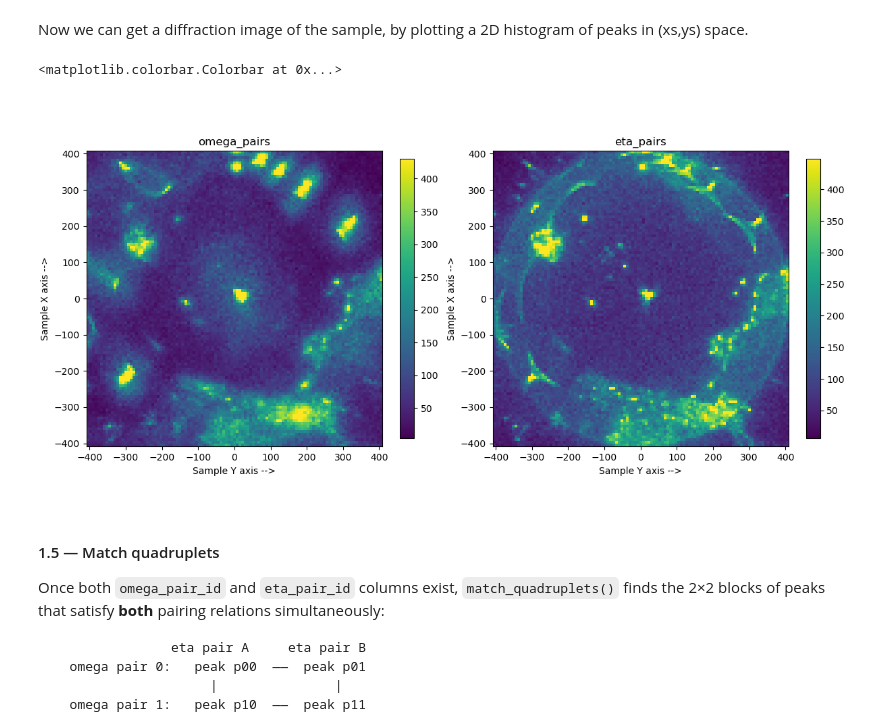
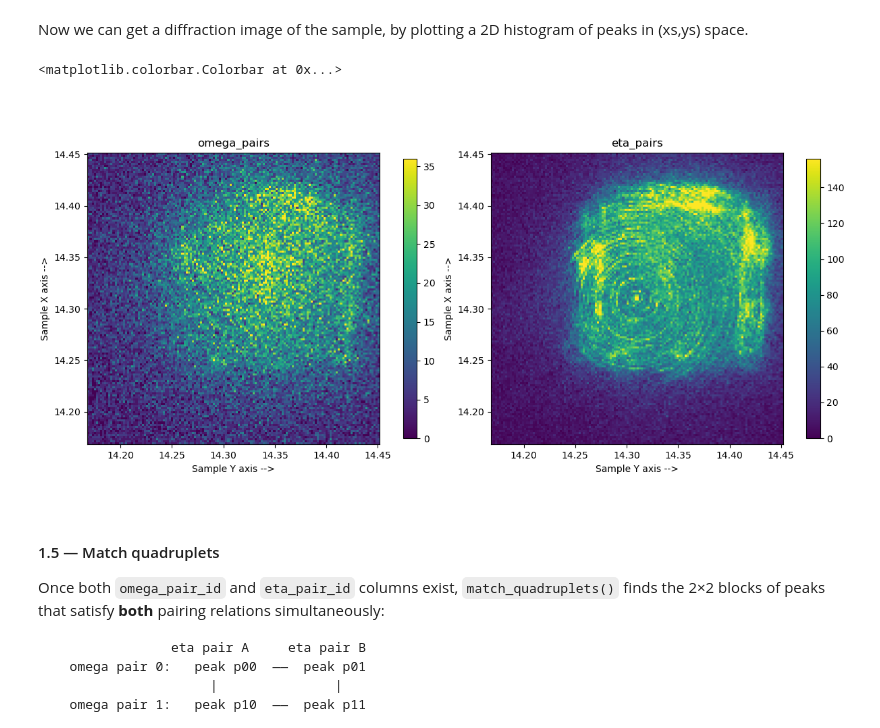
Before and after one commit to FABLE-3DXRD/ImageD11, a Jupyter notebook: ImageD11/nbGui/match_friedel_pairs.ipynb, the cells around one changed output. Drawn from its saved outputs; the diff is of its cells as text; code cells hidden in the pictures.

```diff
--- a/ImageD11/nbGui/match_friedel_pairs.ipynb
+++ b/ImageD11/nbGui/match_friedel_pairs.ipynb
@@ -80,13 +80,13 @@ logging.basicConfig(level=logging.INFO)
 #dset_path = '/data/id11/inhouse2/test_data_3DXRD/S3DXRD/full_360_deg_scans/WG/WG_DT360Z5480/WG_DT360Z5480_dataset.h5'
 
 # C18A_01: metamorphic rock (quartz + garnet) | 1x2mm chunk, 360° acq on central ROI on central ROI (800µm diam.), 7.5 µm voxels.
-dset_path = '/data/id11/inhouse2/test_data_3DXRD/S3DXRD/full_360_deg_scans/C18A_01/C18A_01_z180/C18A_01_z180_dataset.h5'
+#dset_path = '/data/id11/inhouse2/test_data_3DXRD/S3DXRD/full_360_deg_scans/C18A_01/C18A_01_z180/C18A_01_z180_dataset.h5'
 
 # FeAu: Iron-gold sample. 180° acquisition
 #dset_path = '/data/id11/inhouse2/test_data_3DXRD/S3DXRD/FeAu/PROCESSED_DATA/20250320/tomo_route/FeAu_0p5_tR_nscope/FeAu_0p5_tR_nscope_top_200um/FeAu_0p5_tR_nscope_top_200um_dataset.h5'
 
 # FeAu f2scan: Iron-Gold sample, 360° acquisition with f2scan
-#dset_path = '/data/id11/inhouse2/test_data_3DXRD/S3DXRD/FeAu_f2scan/PROCESSED_DATA/20250312_JADB/FeAu_No1_190um/FeAu_No1_190um_2um_redo_z_0/FeAu_No1_190um_2um_redo_z_0_dataset.h5'
+dset_path = '/data/id11/inhouse2/test_data_3DXRD/S3DXRD/FeAu_f2scan/PROCESSED_DATA/20250312_JADB/FeAu_No1_190um/FeAu_No1_190um_2um_redo_z_0/FeAu_No1_190um_2um_redo_z_0_dataset.h5'
 # %%
 ds = ImageD11.sinograms.dataset.load(dset_path)
 print(ds)
@@ -145,10 +148,10 @@ An optional `weights` dict lets you emphasise or suppress individual dimensions
 # Initiate FriedelPairsIndexer instance with 4d peaks
 FPIndexer = fp.FriedelPairIndexer(cf_4d, ds,
                                    tol_gv=0.05,
-                                   tol_eta=0.2,
-                                   tol_logI=np.inf,
-                                   n_steps=10,
-                                   weights = {'I':1e-5})
+                                   tol_eta=0.1,
+                                   tol_logI=1.,
+                                   n_steps=30,
+                                   weights = {})
 # %% [markdown]
 #### 1.2 — Match omega pairs
 
@@ -319,7 +335,7 @@ i1, i2 = fp.get_pairs(cf_paired, 'omega')
 i1_, i2_ = fp.get_pairs(cf_paired, 'eta')
 
 # sample coordinates. y0_guess from fit_y0 notebook
-y0_guess = 0
+y0_guess = 14.31
 xs, ys = fp.locate_omega_pairs(cf_paired, (i1,i2), ds, y0=y0_guess)
 xs_, ys_ = fp.locate_eta_pairs(cf_paired, (i1_,i2_), ds, y0=y0_guess)
 # %% [markdown]
@@ -328,23 +344,23 @@ xs_, ys_ = fp.locate_eta_pairs(cf_paired, (i1_,i2_), ds, y0=y0_guess)
 Now we can get a diffraction image of the sample, by plotting a 2D histogram of peaks in (xs,ys) space.
 # %%
 # histogram values
-hist_guess = np.histogram2d(xs, ys, bins=ds.ybinedges)[0]
-hist_guess_ = np.histogram2d(xs_, ys_, bins=ds.ybinedges)[0]
+hist_guess = np.histogram2d(xs+y0_guess, ys+y0_guess, bins=ds.ybinedges)[0]
+hist_guess_ = np.histogram2d(xs_+y0_guess, ys_+y0_guess, bins=ds.ybinedges)[0]
 
 # plot for omega and eta hist
 fig, ax = plt.subplots(1,2,layout='constrained', figsize=(12,6))
 im0 = ax[0].pcolormesh(ds.ybinedges, ds.ybinedges, hist_guess, vmax=np.percentile(hist_guess.flatten(),99))
 ax[0].set_aspect(1)
 ax[0].set(title=f'omega_pairs', xlabel='Sample Y axis -->', ylabel='Sample X axis -->')
 plt.colorbar(im0, ax=ax[0], orientation='vertical', pad=0.04, shrink=0.7)
 
 im1 = ax[1].pcolormesh(ds.ybinedges, ds.ybinedges, hist_guess_, vmax=np.percentile(hist_guess_.flatten(),99))
 ax[1].set_aspect(1)
 ax[1].set(title=f'eta_pairs', xlabel='Sample Y axis -->', ylabel='Sample X axis -->')
 plt.colorbar(im1, ax=ax[1], orientation='vertical', pad=0.04, shrink=0.7)
 # %% [output]
 <matplotlib.colorbar.Colorbar at 0x...>
-[figure, old version]
+[figure, new version]
 # %% [markdown]
 #### 1.5 — Match quadruplets
 
```
Also changed, not shown: parts of 25 cells of this notebook.
